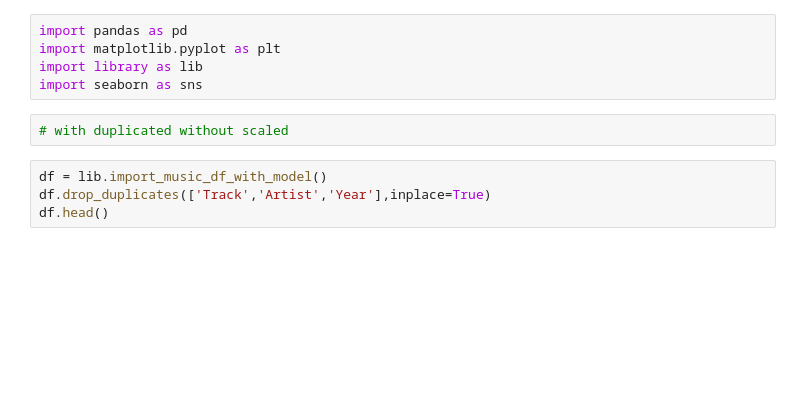
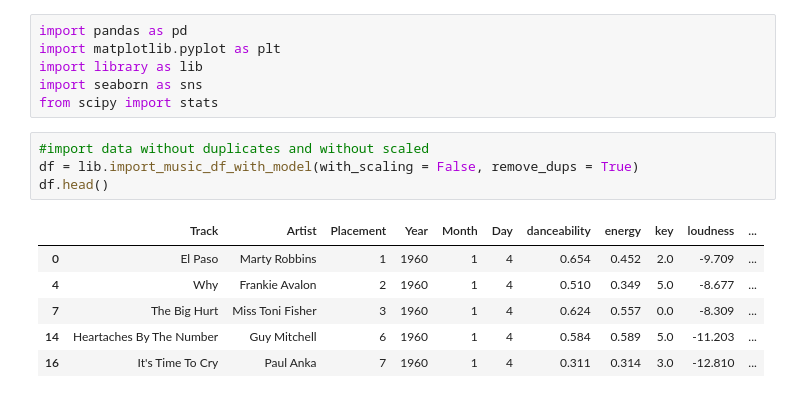
Before and after one commit to 12wollmana/UMN-Data_Analytics-Project_03, a Jupyter notebook: static/notebooks/attributes.ipynb, the cells around one changed output. Cells and saved outputs as stored; diff of their text form; blank space fills up the shorter version.

```diff
--- a/static/notebooks/attributes.ipynb
+++ b/static/notebooks/attributes.ipynb
@@ -3,9 +3,15 @@ import pandas as pd
 import matplotlib.pyplot as plt
 import library as lib
 import seaborn as sns
+from scipy import stats
-# %%
-# with duplicated without scaled
-# %%
-df = lib.import_music_df_with_model()
-df.drop_duplicates(['Track','Artist','Year'],inplace=True)
-df.head()
+# %%
+#import data without duplicates and without scaled
+df = lib.import_music_df_with_model(with_scaling = False, remove_dups = True)
+df.head()
+# %% [output]
+|  | Track | Artist | Placement | Year | Month | Day | danceability | energy | key | loudness | ... |
+| 0 | El Paso | Marty Robbins | 1 | 1960 | 1 | 4 | 0.654 | 0.452 | 2.0 | -9.709 | ... |
+| 4 | Why | Frankie Avalon | 2 | 1960 | 1 | 4 | 0.510 | 0.349 | 5.0 | -8.677 | ... |
+| 7 | The Big Hurt | Miss Toni Fisher | 3 | 1960 | 1 | 4 | 0.624 | 0.557 | 0.0 | -8.309 | ... |
+| 14 | Heartaches By The Number | Guy Mitchell | 6 | 1960 | 1 | 4 | 0.584 | 0.589 | 5.0 | -11.203 | ... |
+| 16 | It's Time To Cry | Paul Anka | 7 | 1960 | 1 | 4 | 0.311 | 0.314 | 3.0 | -12.810 | ... |
```
Also changed, not shown: parts of 19 cells of this notebook, 44 other files.
